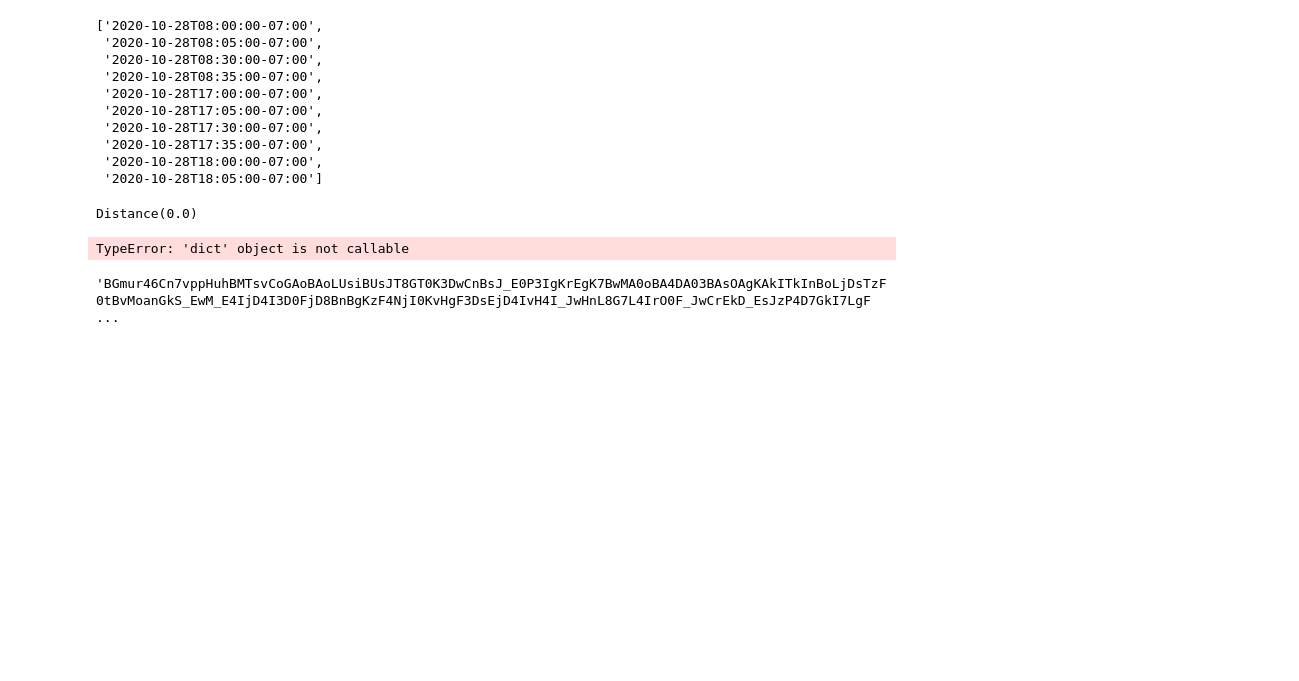
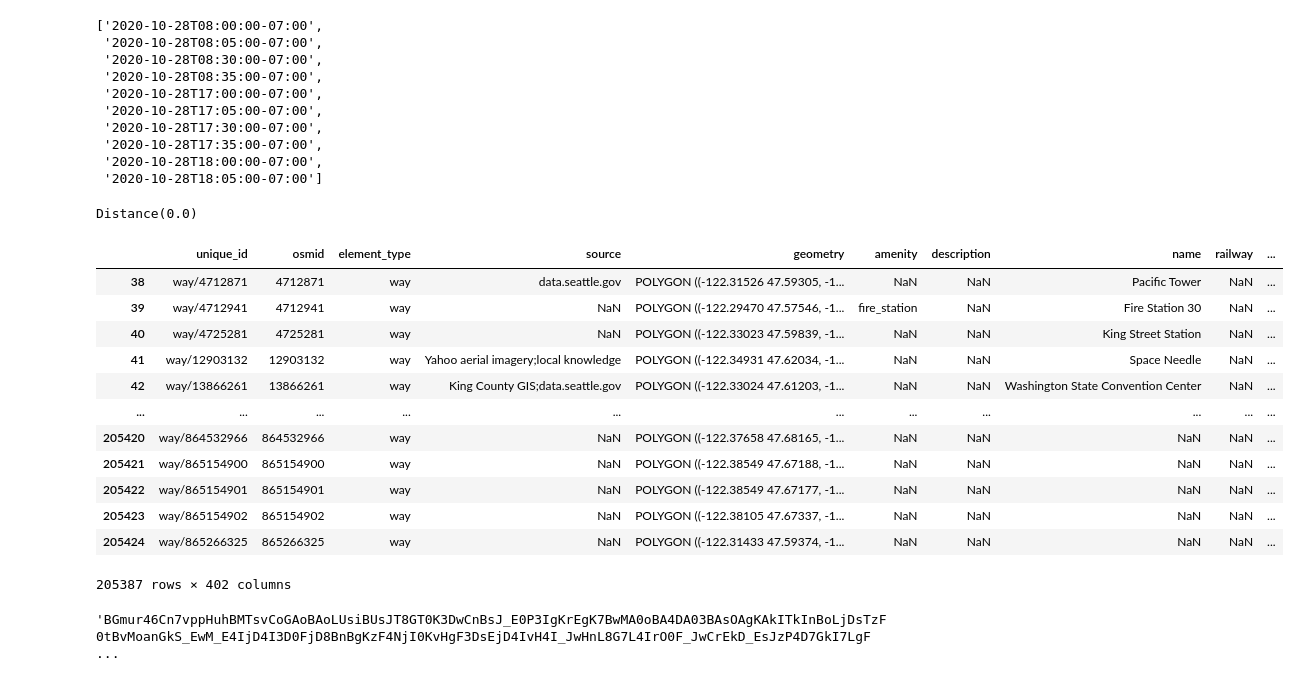
Before and after one commit to patedwards/patedwards.github.io, a Jupyter notebook: notebooks/transit_vs_driving/transit_vs_driving.ipynb, the cells around one changed output. Cells and saved outputs as stored; diff of their text form; code cells hidden in the pictures; blank space fills up the shorter version.

```diff
--- a/notebooks/transit_vs_driving/transit_vs_driving.ipynb
+++ b/notebooks/transit_vs_driving/transit_vs_driving.ipynb
@@ -101,7 +125,7 @@ times
  '2020-10-28T18:00:00-07:00',
  '2020-10-28T18:05:00-07:00']
 # %%
-gdf_nodes = gdf_seattle_buildings.loc[gdf_seattle_buildings.element_type == "node"]
+gdf_nodes = gdf_seattle_buildings.loc[gdf_seattle_buildings.element_type == "way"]
 # %%
 import geopy
 
@@ -110,10 +134,22 @@ geopy.distance.geodesic()
 Distance(0.0)
 # %%
 location_pairs = [random_start_end(gdf_nodes) for i in range(10)]
-# %%
-experiments.append(experiment(start_geom, end_geom, departure_time))
-# %% [output]
-TypeError: 'dict' object is not callable
+# %%
+gdf_nodes
+# %% [output]
+|  | unique_id | osmid | element_type | source | geometry | amenity | description | name | railway | ... |
+| 38 | way/4712871 | 4712871 | way | data.seattle.gov | POLYGON ((-122.31526 47.59305, -1... | NaN | NaN | Pacific Tower | NaN | ... |
+| 39 | way/4712941 | 4712941 | way | NaN | POLYGON ((-122.29470 47.57546, -1... | fire_station | NaN | Fire Station 30 | NaN | ... |
+| 40 | way/4725281 | 4725281 | way | NaN | POLYGON ((-122.33023 47.59839, -1... | NaN | NaN | King Street Station | NaN | ... |
+| 41 | way/12903132 | 12903132 | way | Yahoo aerial imagery;local knowledge | POLYGON ((-122.34931 47.62034, -1... | NaN | NaN | Space Needle | NaN | ... |
+| 42 | way/13866261 | 13866261 | way | King County GIS;data.seattle.gov | POLYGON ((-122.33024 47.61203, -1... | NaN | NaN | Washington State Convention Center | NaN | ... |
+| ... | ... | ... | ... | ... | ... | ... | ... | ... | ... | ... |
+| 205420 | way/864532966 | 864532966 | way | NaN | POLYGON ((-122.37658 47.68165, -1... | NaN | NaN | NaN | NaN | ... |
+| 205421 | way/865154900 | 865154900 | way | NaN | POLYGON ((-122.38549 47.67188, -1... | NaN | NaN | NaN | NaN | ... |
+| 205422 | way/865154901 | 865154901 | way | NaN | POLYGON ((-122.38549 47.67177, -1... | NaN | NaN | NaN | NaN | ... |
+| 205423 | way/865154902 | 865154902 | way | NaN | POLYGON ((-122.38105 47.67337, -1... | NaN | NaN | NaN | NaN | ... |
+| 205424 | way/865266325 | 865266325 | way | NaN | POLYGON ((-122.31433 47.59374, -1... | NaN | NaN | NaN | NaN | ... |
+205387 rows × 402 columns
 # %%
 experiments = []
 errors = []
```
Also changed, not shown: parts of 4 cells of this notebook.
